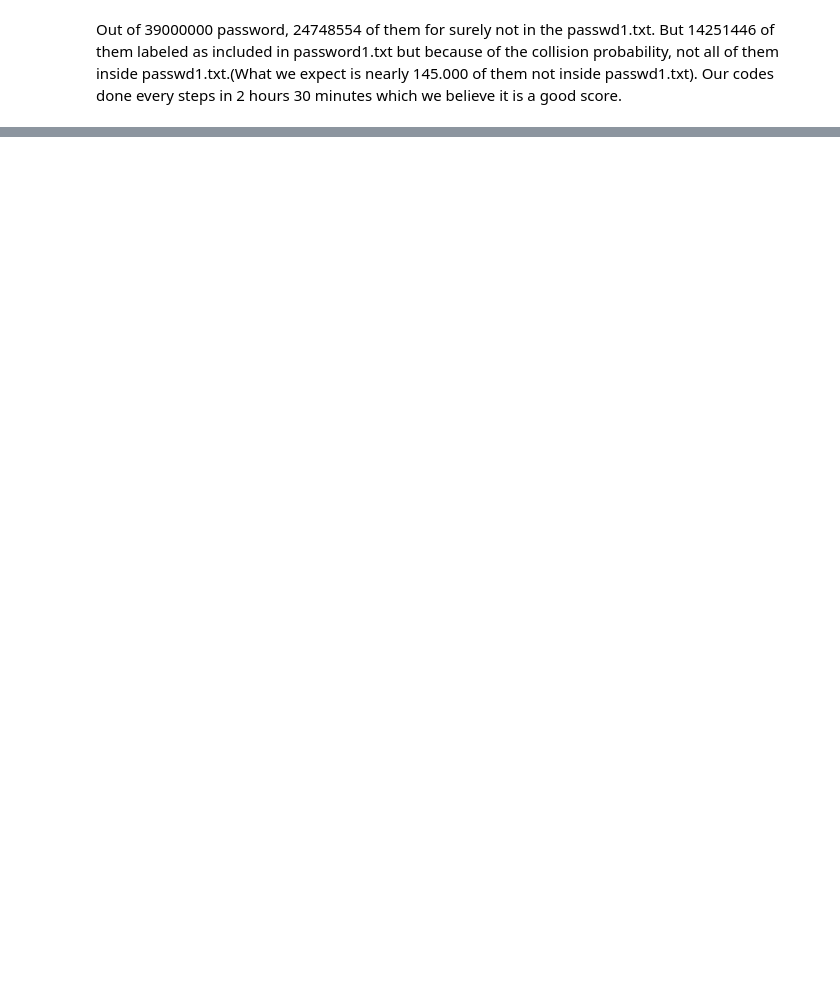
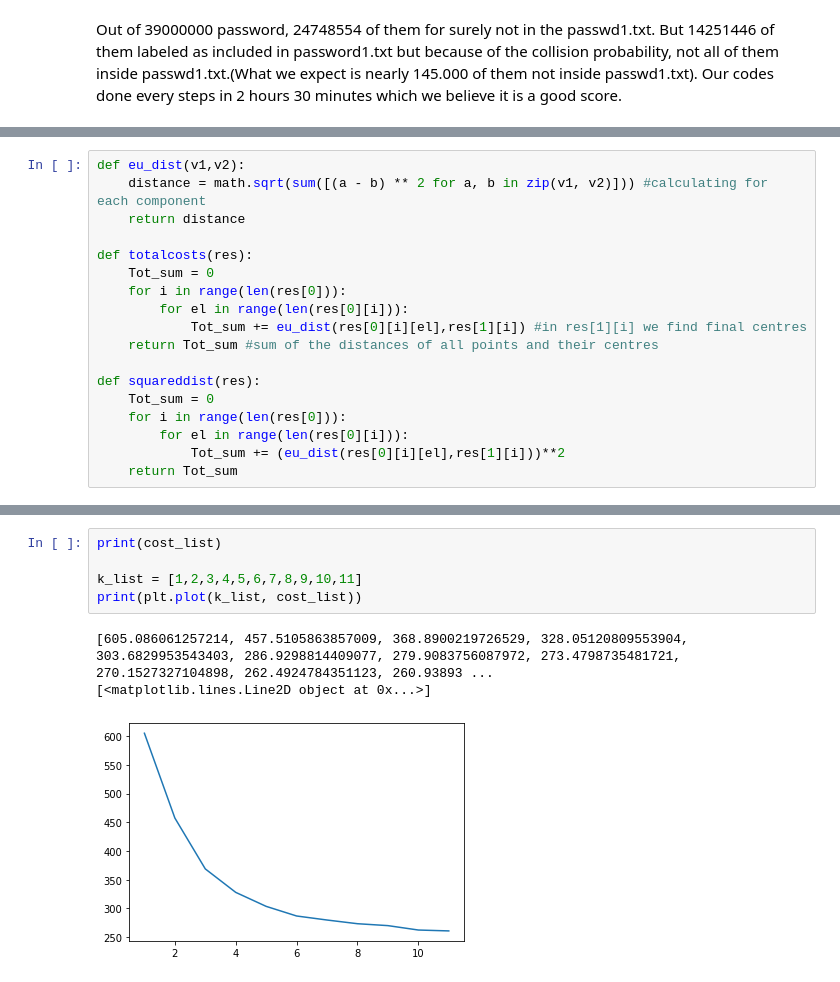
Before and after one commit to Fraquia/ADM-HW4, a Jupyter notebook: main.ipynb, the cells around one changed output, grey strips where cells are left out. Cells and saved outputs as stored; diff of their text form; blank space fills up the shorter version.

```diff
--- a/main.ipynb
+++ b/main.ipynb
@@ -130,0 +188,18 @@ Out of 39000000 password, 24748554 of them for surely not in the passwd1.txt. Bu
+# %%
+def eu_dist(v1,v2):
+    distance = math.sqrt(sum([(a - b) ** 2 for a, b in zip(v1, v2)])) #calculating for each component
+    return distance
+
+def totalcosts(res):
+    Tot_sum = 0
+    for i in range(len(res[0])):
+        for el in range(len(res[0][i])):
+            Tot_sum += eu_dist(res[0][i][el],res[1][i]) #in res[1][i] we find final centres
+    return Tot_sum #sum of the distances of all points and their centres
+
+def squareddist(res):
+    Tot_sum = 0
+    for i in range(len(res[0])):
+        for el in range(len(res[0][i])):
+            Tot_sum += (eu_dist(res[0][i][el],res[1][i]))**2
+    return Tot_sum
@@ -130,0 +348,9 @@ Out of 39000000 password, 24748554 of them for surely not in the passwd1.txt. Bu
+# %%
+print(cost_list)
+
+k_list = [1,2,3,4,5,6,7,8,9,10,11]
+print(plt.plot(k_list, cost_list))
+# %% [output]
+[605.086061257214, 457.5105863857009, 368.8900219726529, 328.05120809553904, 303.6829953543403, 286.9298814409077, 279.9083756087972, 273.4798735481721, 270.1527327104898, 262.4924784351123, 260.93893 ...
+[<matplotlib.lines.Line2D object at 0x...>]
+[figure, added]
```
Also changed, not shown: parts of 22 cells of this notebook.
